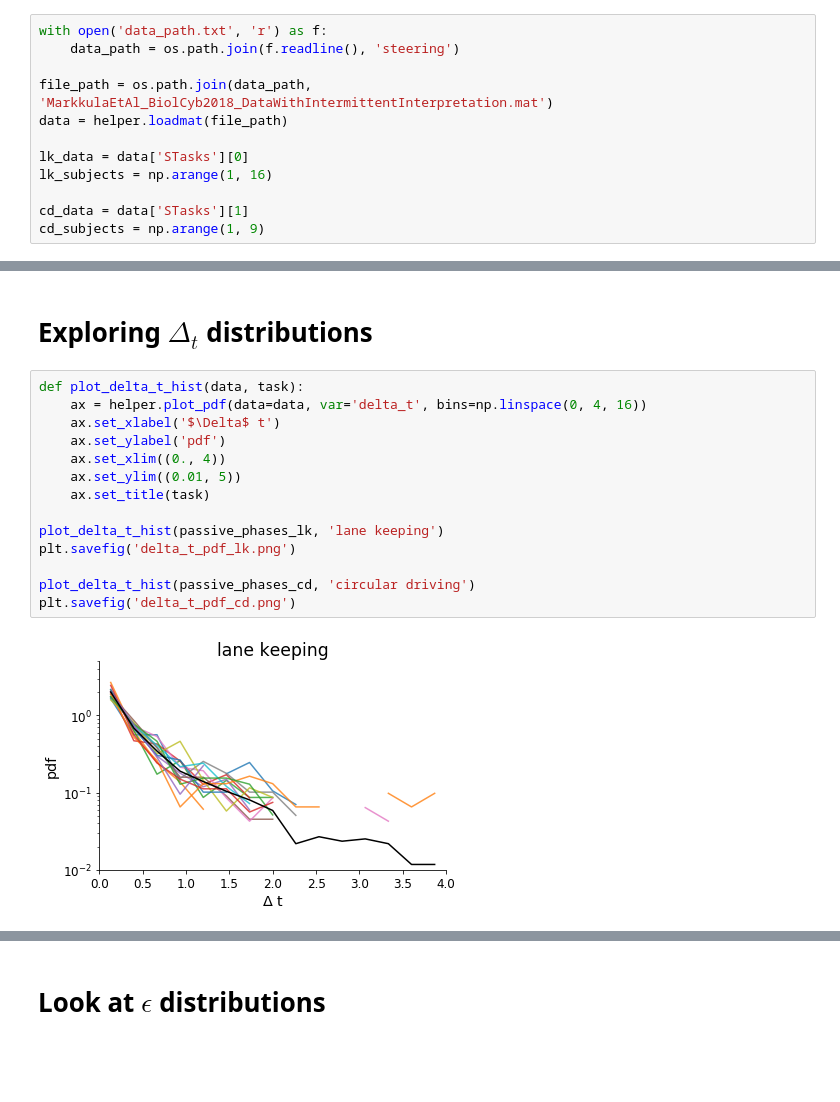
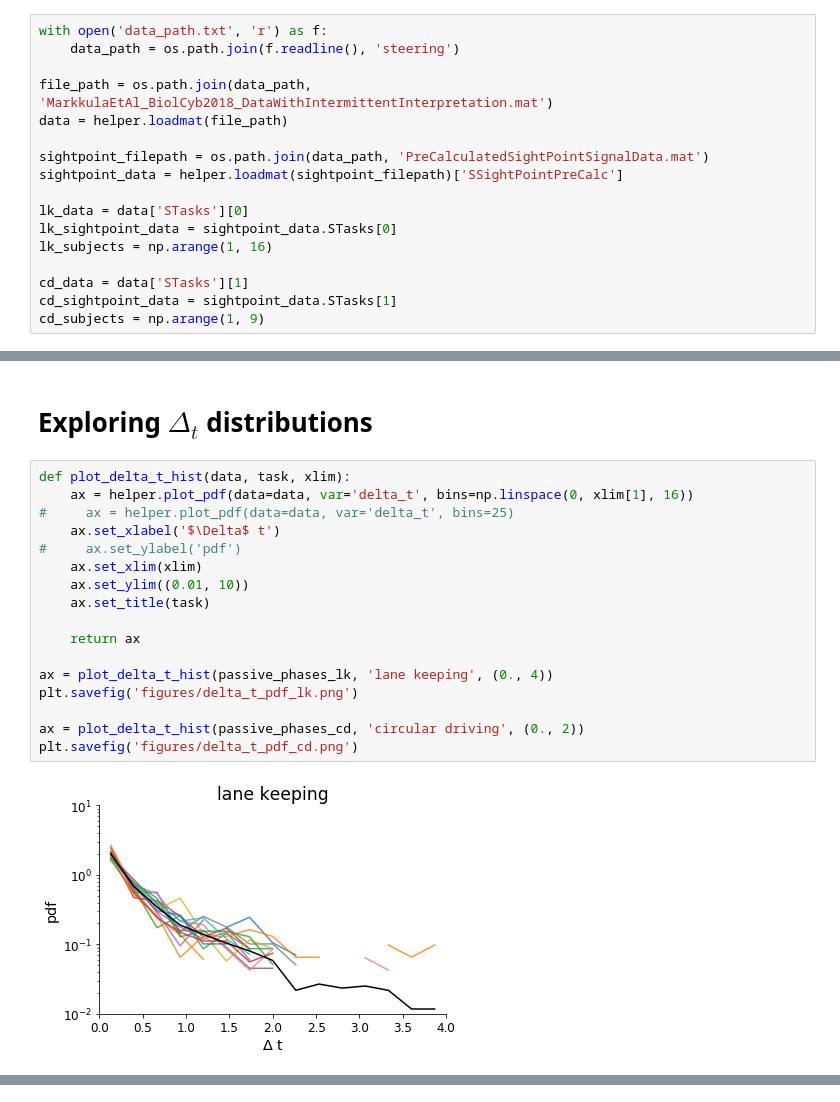
Before and after one commit to cherepaha/initiation, a Jupyter notebook: steering_data_analysis.ipynb, the cells around one changed output, grey strips where cells are left out. Drawn from its saved outputs; the diff is of its cells as text; blank space fills up the shorter version.

```diff
--- a/steering_data_analysis.ipynb
+++ b/steering_data_analysis.ipynb
@@ -15,10 +15,15 @@ with open('data_path.txt', 'r') as f:
 file_path = os.path.join(data_path, 'MarkkulaEtAl_BiolCyb2018_DataWithIntermittentInterpretation.mat')
 data = helper.loadmat(file_path)
 
+sightpoint_filepath = os.path.join(data_path, 'PreCalculatedSightPointSignalData.mat')
+sightpoint_data = helper.loadmat(sightpoint_filepath)['SSightPointPreCalc']
+
 lk_data = data['STasks'][0]
+lk_sightpoint_data = sightpoint_data.STasks[0]
 lk_subjects = np.arange(1, 16)
 
 cd_data = data['STasks'][1]
+cd_sightpoint_data = sightpoint_data.STasks[1]
 cd_subjects = np.arange(1, 9)
 # %% [markdown]
 # Prepare passive phase data
@@ -105,18 +137,21 @@ plot_example_sw_rate(cd_data, passive_phases_cd)
 # %% [markdown]
 # Exploring $\Delta_t$ distributions
 # %%
-def plot_delta_t_hist(data, task):
-    ax = helper.plot_pdf(data=data, var='delta_t', bins=np.linspace(0, 4, 16))
+def plot_delta_t_hist(data, task, xlim):
+    ax = helper.plot_pdf(data=data, var='delta_t', bins=np.linspace(0, xlim[1], 16))
+#     ax = helper.plot_pdf(data=data, var='delta_t', bins=25)
     ax.set_xlabel('$\Delta$ t')
-    ax.set_ylabel('pdf')
-    ax.set_xlim((0., 4))
-    ax.set_ylim((0.01, 5))
+#     ax.set_ylabel('pdf')
+    ax.set_xlim(xlim)
+    ax.set_ylim((0.01, 10))
     ax.set_title(task)
 
-plot_delta_t_hist(passive_phases_lk, 'lane keeping')
-plt.savefig('delta_t_pdf_lk.png')
+    return ax
 
-plot_delta_t_hist(passive_phases_cd, 'circular driving')
-plt.savefig('delta_t_pdf_cd.png')
+ax = plot_delta_t_hist(passive_phases_lk, 'lane keeping', (0., 4))
+plt.savefig('figures/delta_t_pdf_lk.png')
+
+ax = plot_delta_t_hist(passive_phases_cd, 'circular driving', (0., 2))
+plt.savefig('figures/delta_t_pdf_cd.png')
 # %% [output]
-[figure, old version]
+[figure, new version]
@@ -124,2 +158,0 @@ plt.savefig('delta_t_pdf_cd.png')
-# %% [markdown]
-# Look at $\epsilon$ distributions
```
Also changed, not shown: parts of 18 cells of this notebook, 3 other files.
